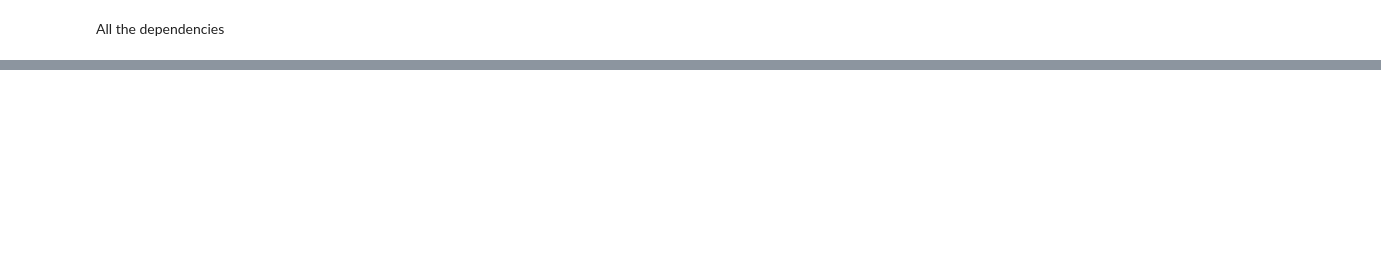
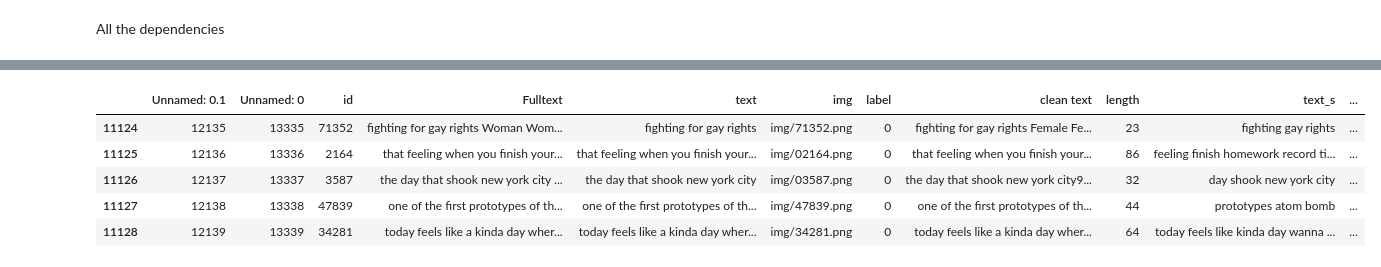
Before and after one commit to MobiusYeeitus/Hateful-Meme-Detection, a Jupyter notebook: SC_Data_Cleanup.ipynb, the cells around one changed output, grey strips where cells are left out. Drawn from its saved outputs; the diff is of its cells as text; code cells hidden in the pictures; blank space fills up the shorter version.

```diff
--- a/SC_Data_Cleanup.ipynb
+++ b/SC_Data_Cleanup.ipynb
@@ -96,0 +132,9 @@ df_cleaned.sample(10)
+# %%
+df_cleaned.tail(5)
+# %% [output]
+|  | Unnamed: 0.1 | Unnamed: 0 | id | Fulltext | text | img | label | clean text | length | text_s | ... |
+| 11124 | 12135 | 13335 | 71352 | fighting for gay rights Woman Wom... | fighting for gay rights | img/71352.png | 0 | fighting for gay rights Female Fe... | 23 | fighting gay rights | ... |
+| 11125 | 12136 | 13336 | 2164 | that feeling when you finish your... | that feeling when you finish your... | img/02164.png | 0 | that feeling when you finish your... | 86 | feeling finish homework record ti... | ... |
+| 11126 | 12137 | 13337 | 3587 | the day that shook new york city ... | the day that shook new york city | img/03587.png | 0 | the day that shook new york city9... | 32 | day shook new york city | ... |
+| 11127 | 12138 | 13338 | 47839 | one of the first prototypes of th... | one of the first prototypes of th... | img/47839.png | 0 | one of the first prototypes of th... | 44 | prototypes atom bomb | ... |
+| 11128 | 12139 | 13339 | 34281 | today feels like a kinda day wher... | today feels like a kinda day wher... | img/34281.png | 0 | today feels like a kinda day wher... | 64 | today feels like kinda day wanna ... | ... |
```
Also changed, not shown: parts of 12 cells of this notebook, 1 other file.
